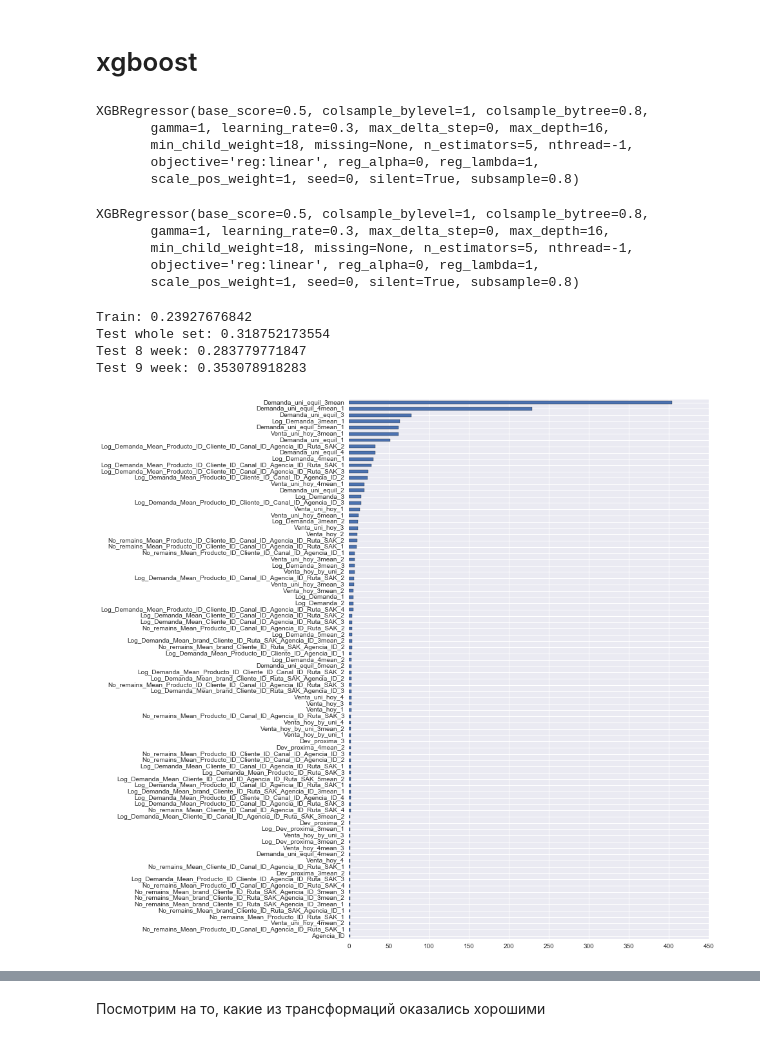
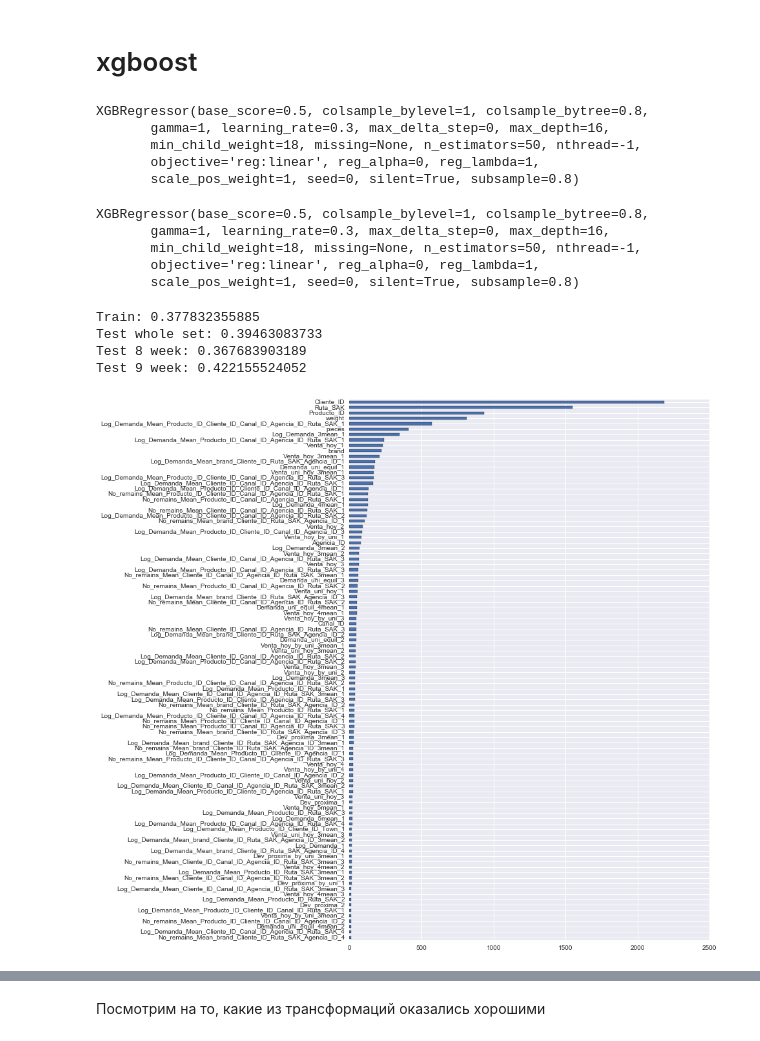
Before and after one commit to ValIlya/KB, a Jupyter notebook: releases/release_v03/feature_test.ipynb, the cells around one changed output, grey strips where cells are left out. Cells and saved outputs as stored; diff of their text form; code cells hidden in the pictures.

```diff
--- a/releases/release_v03/feature_test.ipynb
+++ b/releases/release_v03/feature_test.ipynb
@@ -60,9 +60,9 @@ cur_week_features = [u'Town', u'State', u'Venta_uni_hoy', u'Venta_hoy', u'Dev_un
         u'Venta_hoy_by_uni', u'Ordered', 'Log_Dev_proxima', 'Log_Dev_uni_proxima', 'Log_Venta_hoy']
 cur_week_features = [x for x in cur_week_features if x in data.columns]
 means_by_split = [x for x in data.columns if '_Mean_' in x and x[-2] != '_'] #its mean, its not a lag
-
-data_for_model = data.drop(cur_week_features + means_by_split, axis=1).set_index(u'Semana')
-print('Drop', str(cur_week_features+ means_by_split))
+cur_week_widelags = [x for x in data.columns if 'mean' in x and x[-2] != '_'] #its mean, its not a lag
+data_for_model = data.drop(cur_week_features + means_by_split + cur_week_widelags, axis=1).set_index(u'Semana')
+print('Drop', str(cur_week_features+ means_by_split + cur_week_widelags))
 
 X_train = data_for_model.loc[list(range(3,8)),:].drop('Log_Demanda', axis=1)
 y_train = data_for_model.loc[list(range(3,8)),:]['Log_Demanda']
@@ -122,7 +122,7 @@ param = {
  'gamma': 1,
  'max_depth': 16,
  'min_child_weight': 18,
- 'n_estimators': 5,
+ 'n_estimators': 50,
  'subsample': 0.8,
  'colsample_bytree': 0.8,
  'nthread':-1
@@ -135,7 +135,7 @@ xgb_model.fit(X_train, y_train)
 # %% [output]
 XGBRegressor(base_score=0.5, colsample_bylevel=1, colsample_bytree=0.8,
        gamma=1, learning_rate=0.3, max_delta_step=0, max_depth=16,
-       min_child_weight=18, missing=None, n_estimators=5, nthread=-1,
+       min_child_weight=18, missing=None, n_estimators=50, nthread=-1,
        objective='reg:linear', reg_alpha=0, reg_lambda=1,
        scale_pos_weight=1, seed=0, silent=True, subsample=0.8)
 # %%
@@ -145,7 +145,7 @@ param = {
  'gamma': 1,
  'max_depth': 16,
  'min_child_weight': 18,
- 'n_estimators': 5,
+ 'n_estimators': 50,
  'subsample': 0.8,
  'colsample_bytree': 0.8,
  'nthread':-1
@@ -158,25 +158,30 @@ xgb_model2.fit(X_train2, y_train)
 # %% [output]
 XGBRegressor(base_score=0.5, colsample_bylevel=1, colsample_bytree=0.8,
        gamma=1, learning_rate=0.3, max_delta_step=0, max_depth=16,
-       min_child_weight=18, missing=None, n_estimators=5, nthread=-1,
+       min_child_weight=18, missing=None, n_estimators=50, nthread=-1,
        objective='reg:linear', reg_alpha=0, reg_lambda=1,
        scale_pos_weight=1, seed=0, silent=True, subsample=0.8)
 # %%
-feat_imp = pd.Series(xgb_model.booster().get_fscore()).sort_values()
-feat_imp.head(100).plot.barh(figsize=(10,15))
+feat_imp = xgb_model.booster().get_fscore()
+for col in X_train:
+    if col not in feat_imp:
+        feat_imp[col] = 0
+
+feat_imp = pd.Series(feat_imp).sort_values()
+feat_imp.tail(100).plot.barh(figsize=(10,15))
 
 print('Train:', np.sqrt(mean_squared_error(y_train, xgb_model.predict(X_train))))
 preds = pd.Series(xgb_model.predict(X_test.loc[8]), index=X_test.loc[8])
 preds2 = pd.Series(xgb_model2.predict(X_test2.loc[9]), index=X_test2.loc[9])
 print('Test whole set:', np.sqrt(mean_squared_error(y_test.loc[[8,9]], np.concatenate([preds, preds2]))))
 print('Test 8 week:', np.sqrt(mean_squared_error(y_test.loc[8], preds)))
 print('Test 9 week:', np.sqrt(mean_squared_error(y_test.loc[9], preds2)))
 # %% [output]
-Train: 0.23927676842
-Test whole set: 0.318752173554
-Test 8 week: 0.283779771847
-Test 9 week: 0.353078918283
+Train: 0.377832355885
+Test whole set: 0.39463083733
+Test 8 week: 0.367683903189
+Test 9 week: 0.422155524052
-[figure, old version]
+[figure, new version]
 # %%
 preds.plot.kde()
 y_test.loc[8].plot.kde()
```
Also changed, not shown: parts of 16 cells of this notebook, 2 other files.
